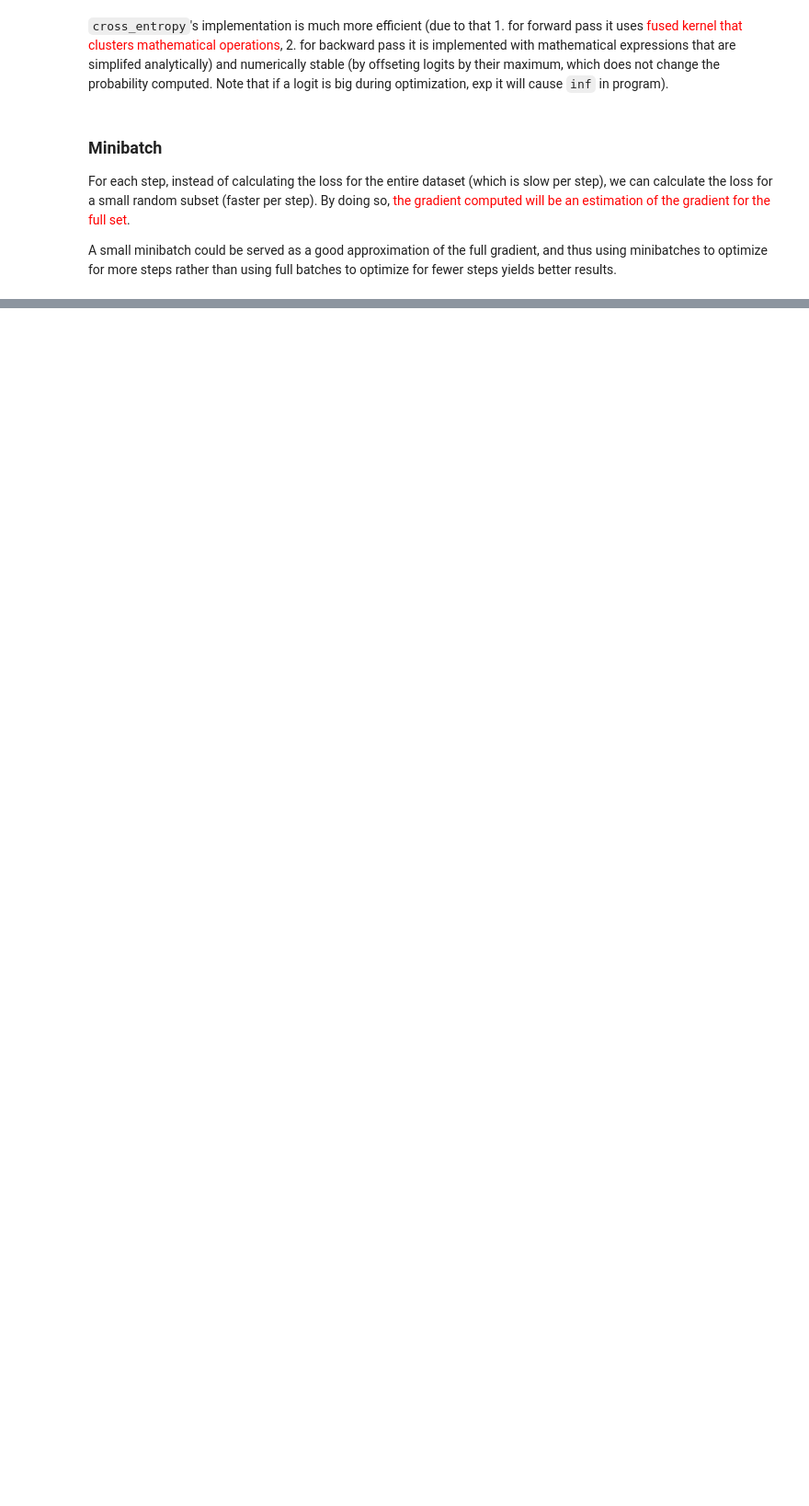
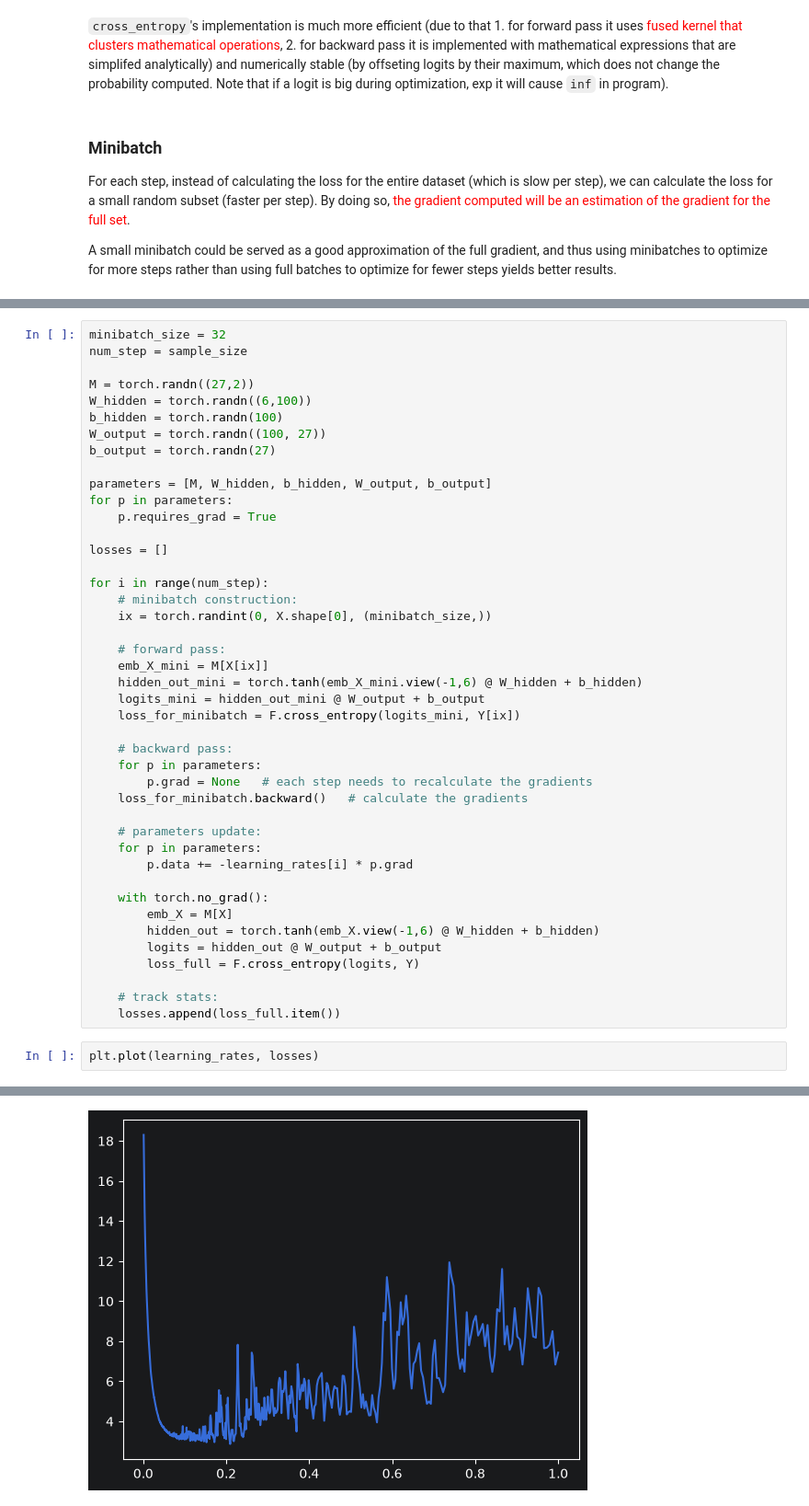
Before and after one commit to IQ404/my-MLP, a Jupyter notebook: mlp.ipynb, the cells around one changed output, grey strips where cells are left out. Shown at 92% size. Cells and saved outputs as stored; diff of their text form; blank space fills up the shorter version.

```diff
--- a/mlp.ipynb
+++ b/mlp.ipynb
@@ -555,0 +647,46 @@ claude --resume abe4025c-d40a-4ab7-9825-d9de61d6adb0
+# %%
+minibatch_size = 32
+num_step = sample_size
+
+M = torch.randn((27,2))
+W_hidden = torch.randn((6,100))
+b_hidden = torch.randn(100)
+W_output = torch.randn((100, 27))
+b_output = torch.randn(27)
+
+parameters = [M, W_hidden, b_hidden, W_output, b_output]
+for p in parameters:
+    p.requires_grad = True
+
+losses = []
+
+for i in range(num_step):
+    # minibatch construction:
+    ix = torch.randint(0, X.shape[0], (minibatch_size,))
+
+    # forward pass:
+    emb_X_mini = M[X[ix]]
+    hidden_out_mini = torch.tanh(emb_X_mini.view(-1,6) @ W_hidden + b_hidden)
+    logits_mini = hidden_out_mini @ W_output + b_output
+    loss_for_minibatch = F.cross_entropy(logits_mini, Y[ix])
+
+    # backward pass:
+    for p in parameters:
+        p.grad = None   # each step needs to recalculate the gradients
+    loss_for_minibatch.backward()   # calculate the gradients
+
+    # parameters update:
+    for p in parameters:
+        p.data += -learning_rates[i] * p.grad
+
+    with torch.no_grad():
+        emb_X = M[X]
+        hidden_out = torch.tanh(emb_X.view(-1,6) @ W_hidden + b_hidden)
+        logits = hidden_out @ W_output + b_output
+        loss_full = F.cross_entropy(logits, Y)
+
+    # track stats:
+    losses.append(loss_full.item())
+# %%
+plt.plot(learning_rates, losses)
+# %% [output]
@@ -555,0 +694 @@ claude --resume abe4025c-d40a-4ab7-9825-d9de61d6adb0
+[figure, added]
```
Also changed, not shown: parts of 38 cells of this notebook.
